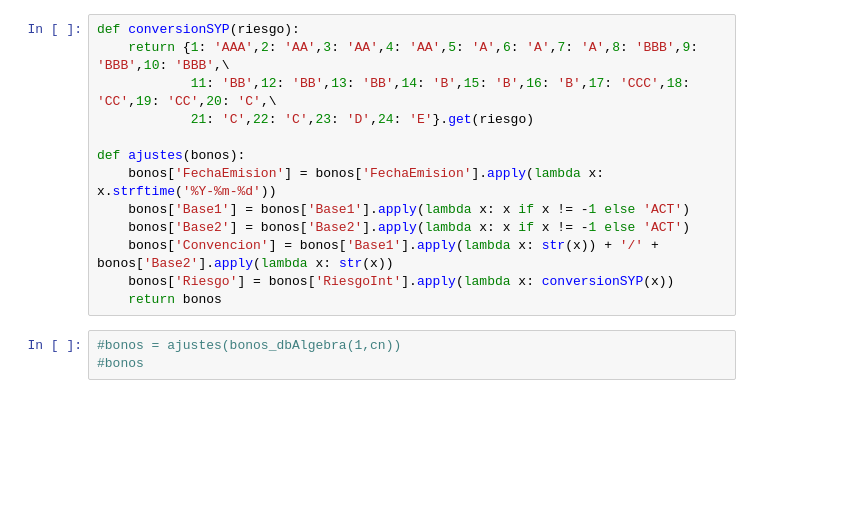
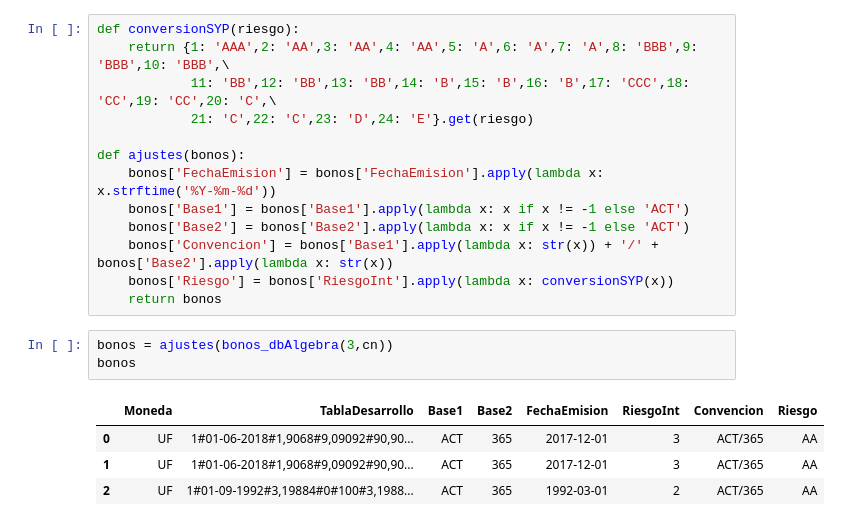
Before and after one commit to GrosoWoW/Practica, a Jupyter notebook: Intento/Cartera/Simulacion_Cartera_ALIVE.ipynb, the cells around one changed output. Saved outputs shown, nothing was run; the diff lists cells and outputs as text; blank space fills up the shorter version.

```diff
--- a/Intento/Cartera/Simulacion_Cartera_ALIVE.ipynb
+++ b/Intento/Cartera/Simulacion_Cartera_ALIVE.ipynb
@@ -91,6 +101,11 @@ def ajustes(bonos):
     bonos['Riesgo'] = bonos['RiesgoInt'].apply(lambda x: conversionSYP(x))
     return bonos
 # %%
-#bonos = ajustes(bonos_dbAlgebra(1,cn))
-#bonos
+bonos = ajustes(bonos_dbAlgebra(3,cn))
+bonos
+# %% [output]
+|  | Moneda | TablaDesarrollo | Base1 | Base2 | FechaEmision | RiesgoInt | Convencion | Riesgo |
+| 0 | UF | 1#01-06-2018#1,9068#9,09092#90,90... | ACT | 365 | 2017-12-01 | 3 | ACT/365 | AA |
+| 1 | UF | 1#01-06-2018#1,9068#9,09092#90,90... | ACT | 365 | 2017-12-01 | 3 | ACT/365 | AA |
+| 2 | UF | 1#01-09-1992#3,19884#0#100#3,1988... | ACT | 365 | 1992-03-01 | 2 | ACT/365 | AA |
 # %%
```
Also changed, not shown: parts of 7 cells of this notebook, 3 other files.
